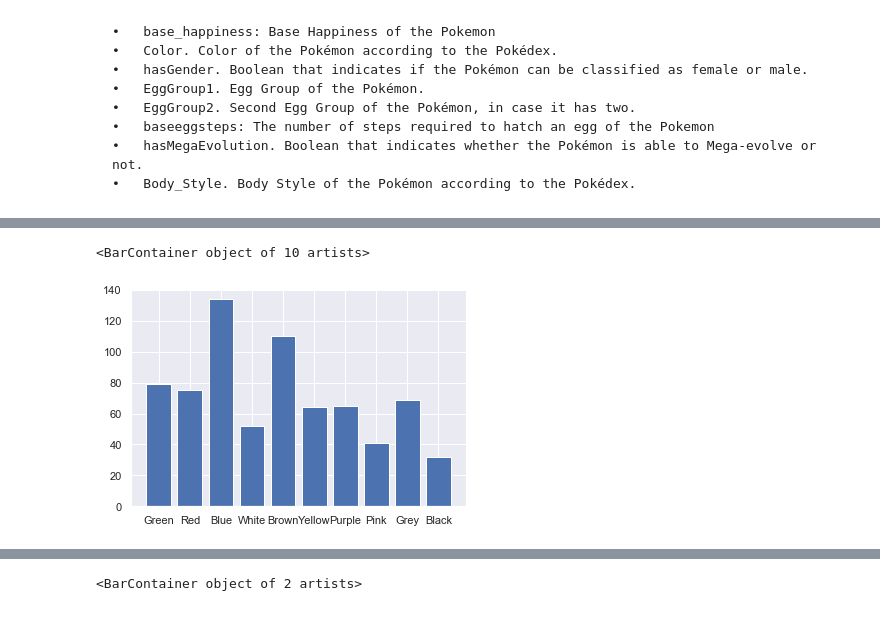
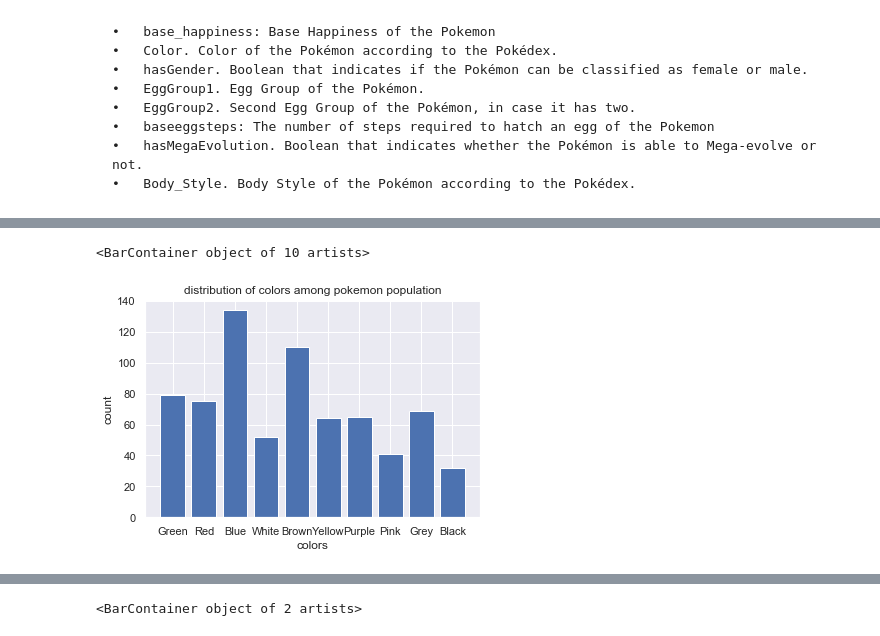
Before and after one commit to com-480-data-visualization/com-480-project-analaktycs, a Jupyter notebook: Milestone1.ipynb, the cells around one changed output, grey strips where cells are left out. Saved outputs shown, nothing was run; the diff lists cells and outputs as text; code cells hidden in the pictures.

```diff
--- a/Milestone1.ipynb
+++ b/Milestone1.ipynb
@@ -814,7 +851,9 @@ sns.distplot(happiness, kde=False)
 # %%
 pok_colors, color_count = count(color)
-
+plt.xlabel("colors")
+plt.ylabel("count")
+plt.title("distribution of colors among pokemon population")
 plt.bar(pok_colors, color_count)
 # %% [output]
 <BarContainer object of 10 artists>
-[figure, old version]
+[figure, new version]
```
Also changed, not shown: parts of 18 cells of this notebook.
